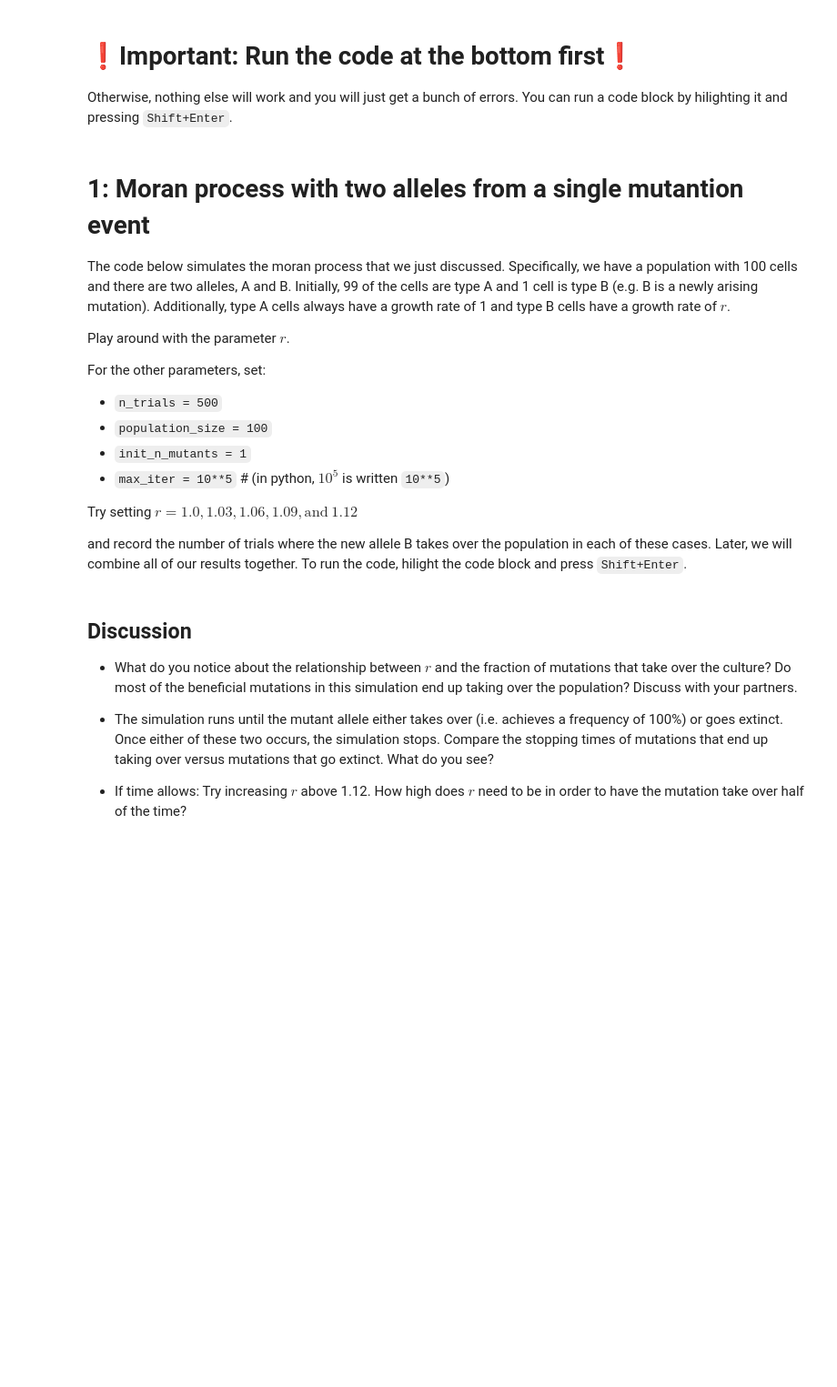
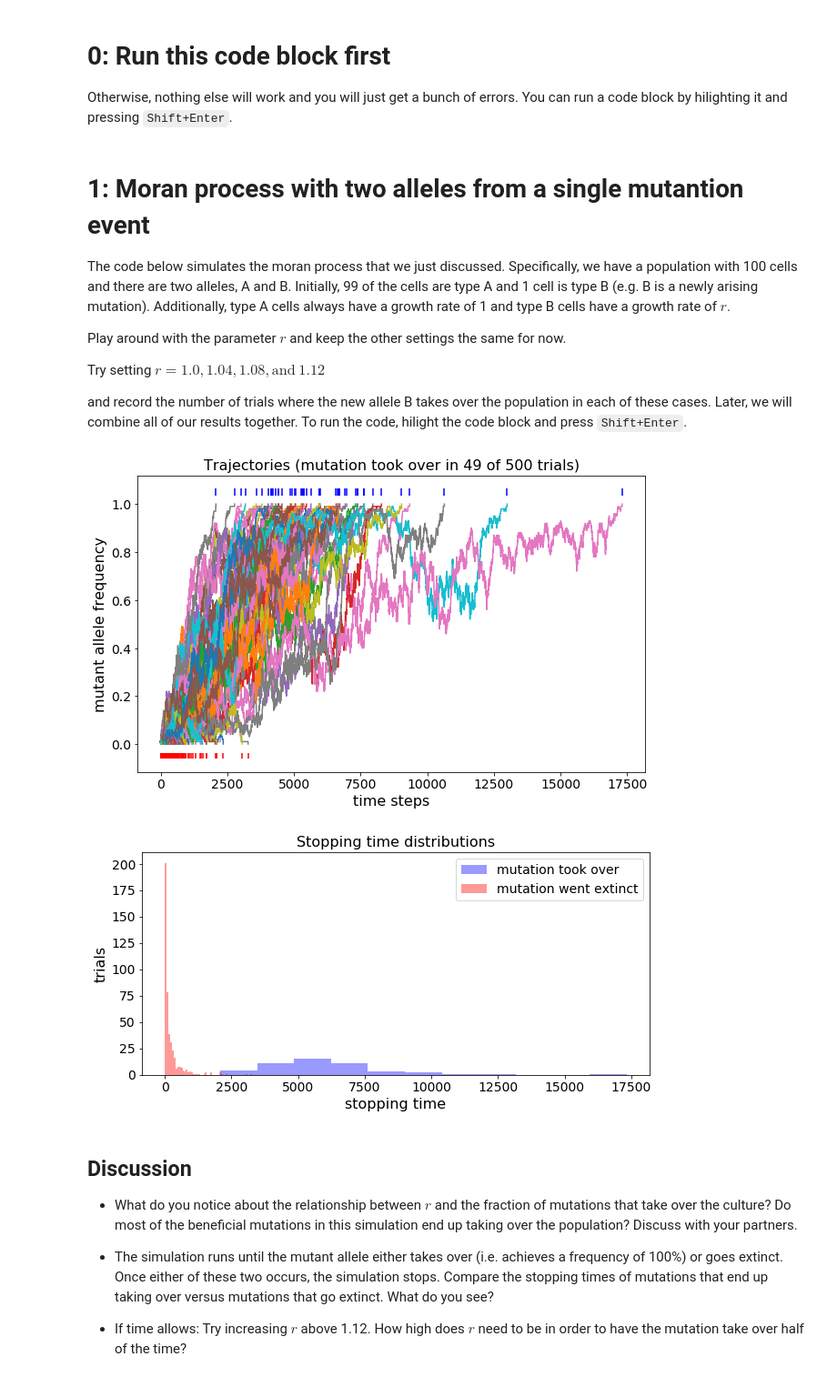
Before and after one commit to aeyuan/moran_lesson, a Jupyter notebook: moran.ipynb, the cells around one changed output. Shown: that part at 91% size. Drawn from its saved outputs; the diff is of its cells as text; code cells hidden in the pictures; blank space fills up the shorter version.

```diff
--- a/moran.ipynb
+++ b/moran.ipynb
@@ -3,4 +1,4 @@
 # %% [markdown]
-# ❗Important: Run the code at the bottom first❗
+# 0: Run this code block first
 
 Otherwise, nothing else will work and you will just get a bunch of errors. You can run a code block by hilighting it and pressing `Shift+Enter`.
@@ -9,25 +9,22 @@ Otherwise, nothing else will work and you will just get a bunch of errors. You c
 
 The code below simulates the moran process that we just discussed. Specifically, we have a population with 100 cells and there are two alleles, A and B. Initially, 99 of the cells are type A and 1 cell is type B (e.g. B is a newly arising mutation). Additionally, type A cells always have a growth rate of 1 and type B cells have a growth rate of $r$.
 
-Play around with the parameter $r$.
+Play around with the parameter $r$ and keep the other settings the same for now.
 
-For the other parameters, set:
-* `n_trials = 500`
-* `population_size = 100`
-* `init_n_mutants = 1`
-* `max_iter = 10**5` # (in python, $10^5$ is written `10**5`)
-
-Try  setting $r=1.0, 1.03, 1.06, 1.09, \mathrm{and} \ 1.12$
+Try  setting $r=1.0, 1.04, 1.08, \mathrm{and} \ 1.12$
 
 and record the number of trials where the new allele B takes over the population in each of these cases. Later, we will combine all of our results together. To run the code, hilight the code block and press `Shift+Enter`.
 # %%
 n_trials = 500
 population_size = 100
 initial_n_mutants = 1
-r = 1.09
+r = 1.0
 max_iter = 10 ** 5
 
-plot_selection(n_trials, population_size, initial_n_mutants, r, max_iter, seed_)
+plot_selection(n_trials, population_size, initial_n_mutants, r, max_iter)
+# %% [output]
+[figure, added]
+[figure, added]
 # %% [markdown]
 ## Discussion
 
```
Also changed, not shown: parts of 7 cells of this notebook, 1 other file.
